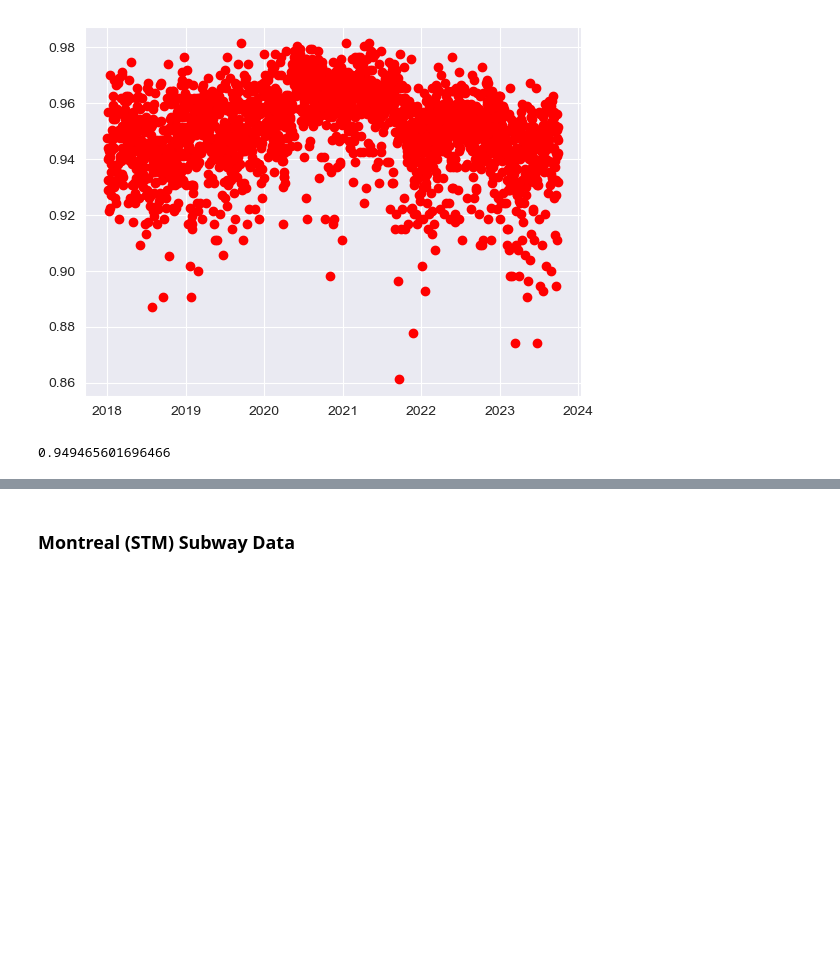
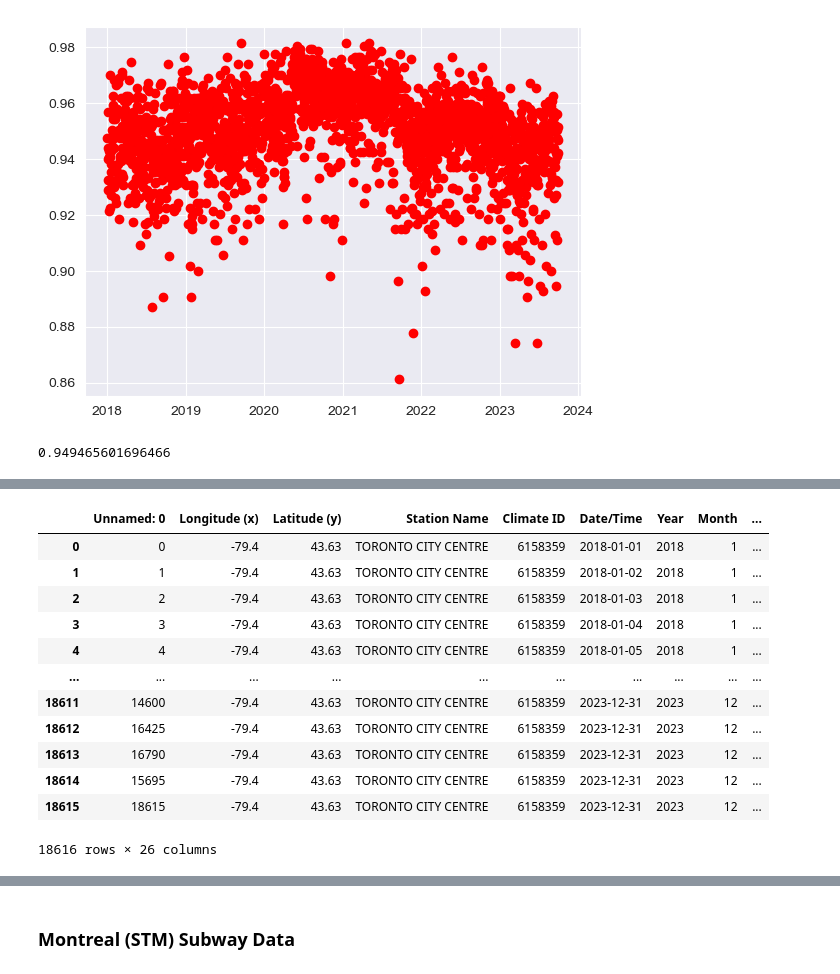
Before and after one commit to katherinewest/CME538_2023, a Jupyter notebook: EDA.ipynb, the cells around one changed output, grey strips where cells are left out. Saved outputs shown, nothing was run; the diff lists cells and outputs as text; code cells hidden in the pictures; blank space fills up the shorter version.

```diff
--- a/EDA.ipynb
+++ b/EDA.ipynb
@@ -469,0 +486,18 @@ print(ttc_avg_reliability)
+# %%
+toronto_weather = pd.read_csv("toronto_weather_simplified.csv")
+
+toronto_weather
+# %% [output]
+|  | Unnamed: 0 | Longitude (x) | Latitude (y) | Station Name | Climate ID | Date/Time | Year | Month | ... |
+| 0 | 0 | -79.4 | 43.63 | TORONTO CITY CENTRE | 6158359 | 2018-01-01 | 2018 | 1 | ... |
+| 1 | 1 | -79.4 | 43.63 | TORONTO CITY CENTRE | 6158359 | 2018-01-02 | 2018 | 1 | ... |
+| 2 | 2 | -79.4 | 43.63 | TORONTO CITY CENTRE | 6158359 | 2018-01-03 | 2018 | 1 | ... |
+| 3 | 3 | -79.4 | 43.63 | TORONTO CITY CENTRE | 6158359 | 2018-01-04 | 2018 | 1 | ... |
+| 4 | 4 | -79.4 | 43.63 | TORONTO CITY CENTRE | 6158359 | 2018-01-05 | 2018 | 1 | ... |
+| ... | ... | ... | ... | ... | ... | ... | ... | ... | ... |
+| 18611 | 14600 | -79.4 | 43.63 | TORONTO CITY CENTRE | 6158359 | 2023-12-31 | 2023 | 12 | ... |
+| 18612 | 16425 | -79.4 | 43.63 | TORONTO CITY CENTRE | 6158359 | 2023-12-31 | 2023 | 12 | ... |
+| 18613 | 16790 | -79.4 | 43.63 | TORONTO CITY CENTRE | 6158359 | 2023-12-31 | 2023 | 12 | ... |
+| 18614 | 15695 | -79.4 | 43.63 | TORONTO CITY CENTRE | 6158359 | 2023-12-31 | 2023 | 12 | ... |
+| 18615 | 18615 | -79.4 | 43.63 | TORONTO CITY CENTRE | 6158359 | 2023-12-31 | 2023 | 12 | ... |
+18616 rows × 26 columns
```
Also changed, not shown: parts of 8 cells of this notebook, 4 other files.
